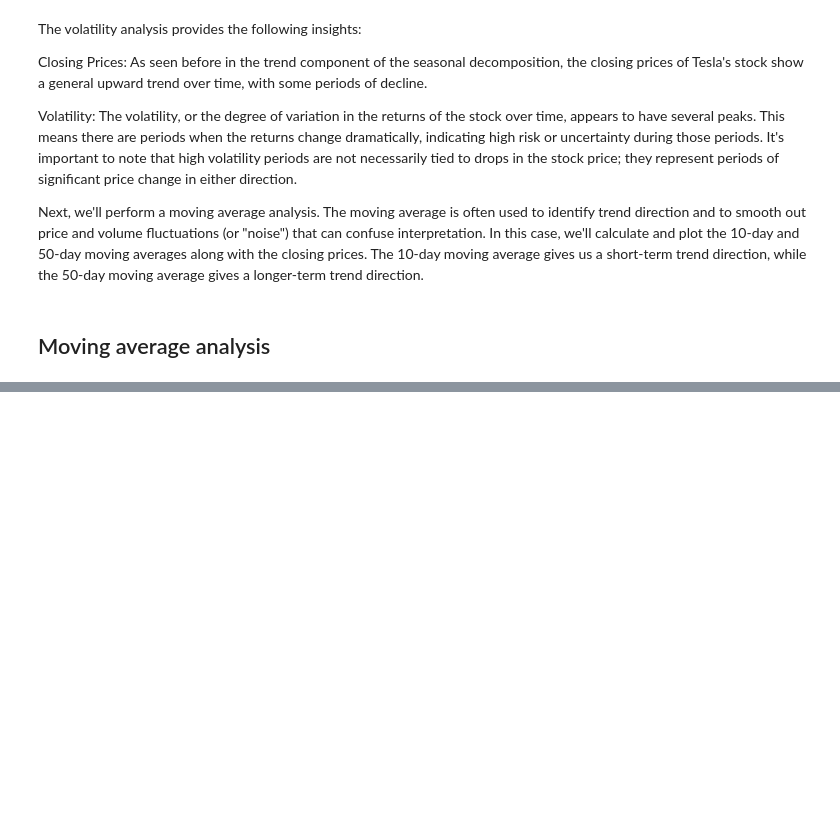
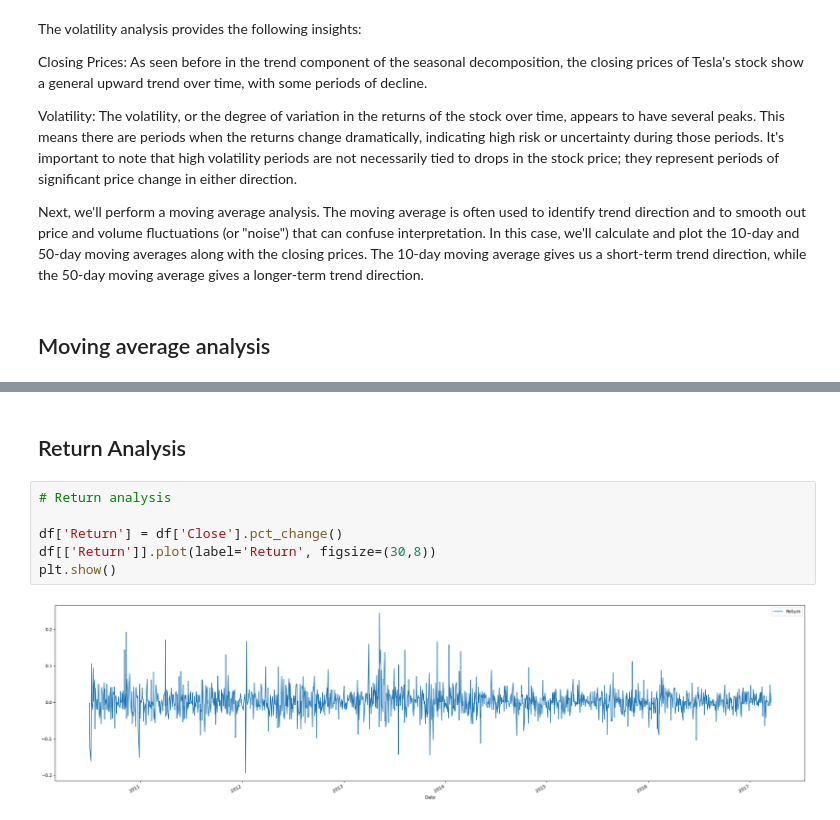
Before and after one commit to srsimonson/time-series-projects, a Jupyter notebook: prophet_stock_market_prediction.ipynb, the cells around one changed output, grey strips where cells are left out. Cells and saved outputs as stored; diff of their text form; blank space fills up the shorter version.

```diff
--- a/prophet_stock_market_prediction.ipynb
+++ b/prophet_stock_market_prediction.ipynb
@@ -137,0 +159,10 @@ Next, we'll perform a moving average analysis. The moving average is often used
+# %% [markdown]
+## Return Analysis
+# %%
+# Return analysis
+
+df['Return'] = df['Close'].pct_change()
+df[['Return']].plot(label='Return', figsize=(30,8))
+plt.show()
+# %% [output]
+[figure, added]
```
Also changed, not shown: parts of 4 cells of this notebook.
